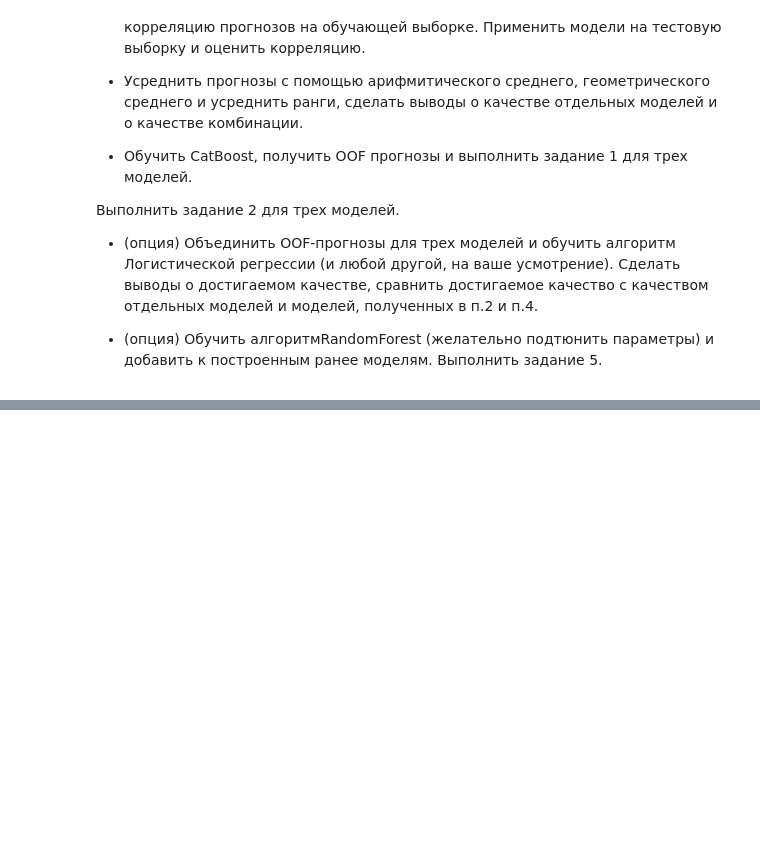
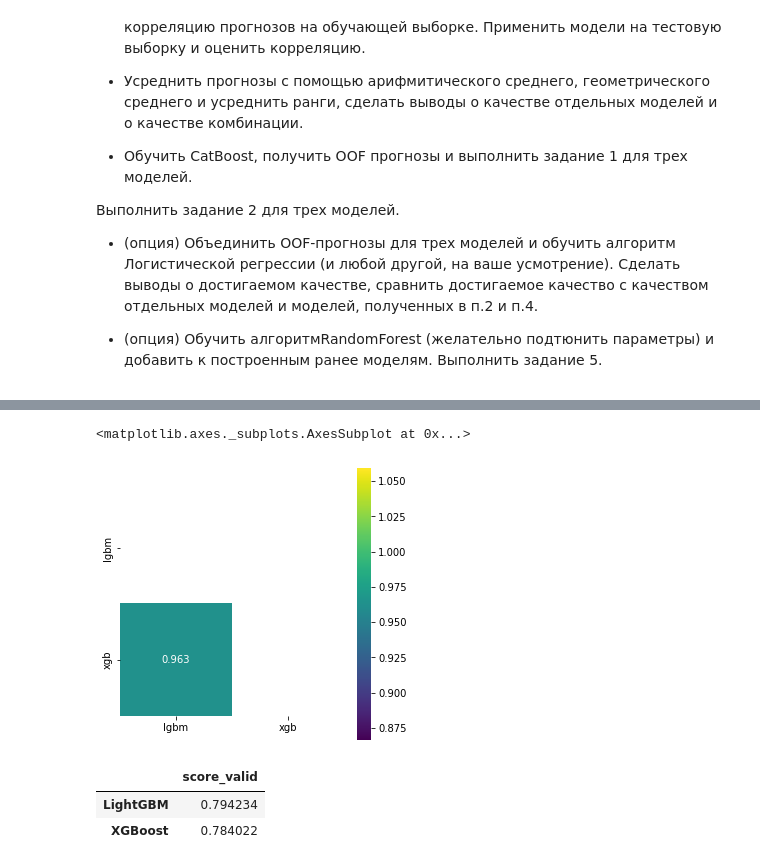
Before and after one commit to lyutov89/Kaggle_platform_GB, a Jupyter notebook: lesson07/HW_lesson7.ipynb, the cells around one changed output, grey strips where cells are left out. Saved outputs shown, nothing was run; the diff lists cells and outputs as text; code cells hidden in the pictures; blank space fills up the shorter version.

```diff
--- a/lesson07/HW_lesson7.ipynb
+++ b/lesson07/HW_lesson7.ipynb
@@ -16,0 +577,21 @@
+# %%
+x_train, x_valid = train_test_split(train, train_size=0.7, shuffle=True, random_state=15)
+y_train, y_valid = train_test_split(target, train_size=0.7, shuffle=True, random_state=15)
+# %%
+lgbm_pred_valid = lgb_estimators[0].predict_proba(x_valid)[:, 1]
+xgb_pred_valid = xgb_estimators[0].predict_proba(x_valid)[:, 1]
+
+scores_valid = pd.DataFrame({
+    "lgbm": lgbm_pred_valid,
+    "xgb": xgb_pred_valid,
+     })
+
+corr = scores_valid.corr()
+mask = np.zeros_like(corr, dtype=np.bool)
+mask[np.triu_indices_from(mask)] = True
+
+fig, axes = plt.subplots(1, 1, figsize=(5, 5))
+sns.heatmap(corr, mask=mask, annot=True, fmt=".4g", square=True, cmap="viridis", ax=axes)
+# %% [output]
+<matplotlib.axes._subplots.AxesSubplot at 0x...>
+[figure, added]
@@ -16,0 +603,6 @@
+# %%
+val_statistics
+# %% [output]
+|  | score_valid |
+| LightGBM | 0.794234 |
+| XGBoost | 0.784022 |
```
Also changed, not shown: parts of 64 cells of this notebook.
